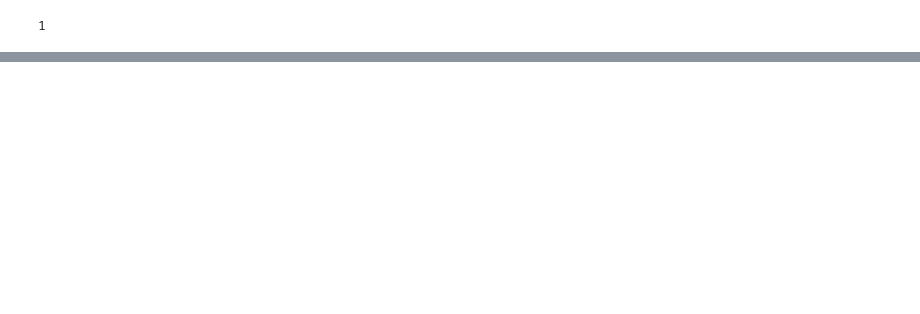
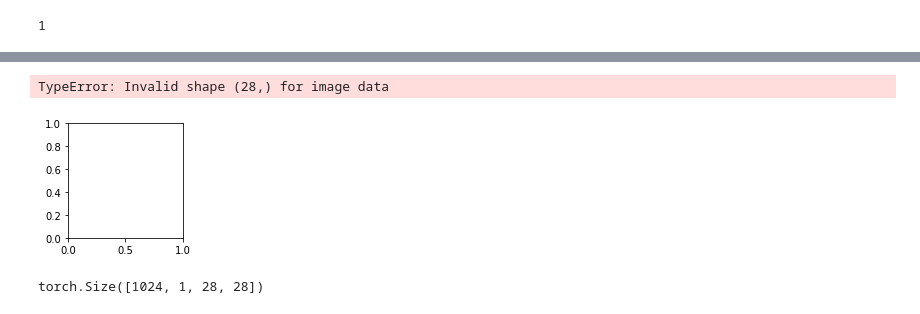
Before and after one commit to BenjaminEriksen95/VAEGen, a Jupyter notebook: CNN-VAE.ipynb, the cells around one changed output, grey strips where cells are left out. Saved outputs shown, nothing was run; the diff lists cells and outputs as text; code cells hidden in the pictures; blank space fills up the shorter version.

```diff
--- a/CNN-VAE.ipynb
+++ b/CNN-VAE.ipynb
@@ -233,0 +277,12 @@ for i in range(6):
+# %%
+zeros=torch.zeros(10,1024)
+c=0
+for i in zeros:
+
+    zeros[c,c]+=1
+    c+=1
+    if c==10:
+        c=0
+
+
+samples= torch.cat((torch.rand(32,1024),zeros)).T
@@ -237,0 +306,16 @@ example_data_nn[0][i][0].shape
+# %%
+fig = plt.figure()
+for i in range(6):
+    plt.subplot(2,3,i+1)
+    plt.tight_layout()
+    plt.imshow(smple_pic[0][i][0].cpu().data, cmap='gray', interpolation='none')
+#     plt.title("Ground Truth: {}".format(example_targets[i]))
+    plt.xticks([])
+    plt.yticks([])
+# %% [output]
+TypeError: Invalid shape (28,) for image data
+[figure, added]
+# %%
+smple_pic
+# %% [output]
+torch.Size([1024, 1, 28, 28])
```
Also changed, not shown: parts of 14 cells of this notebook, 2 other files.
